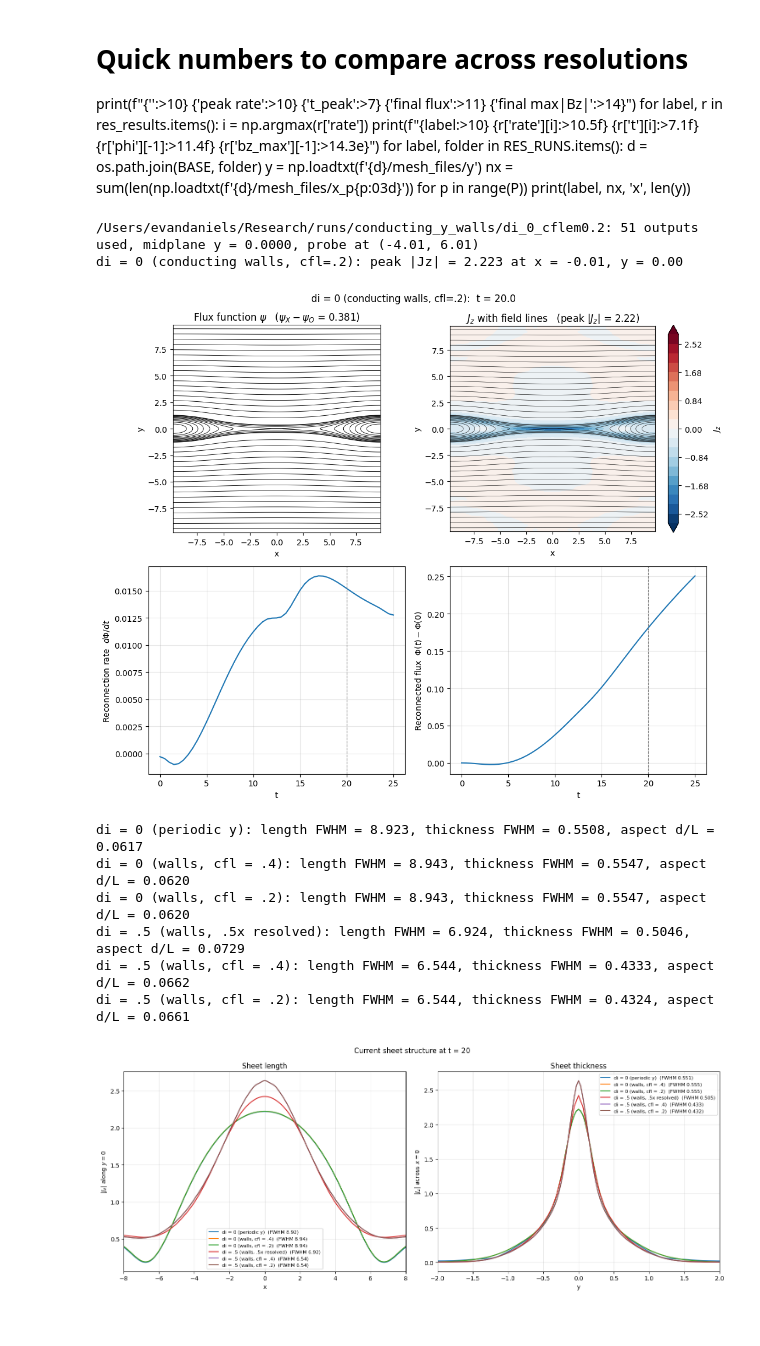
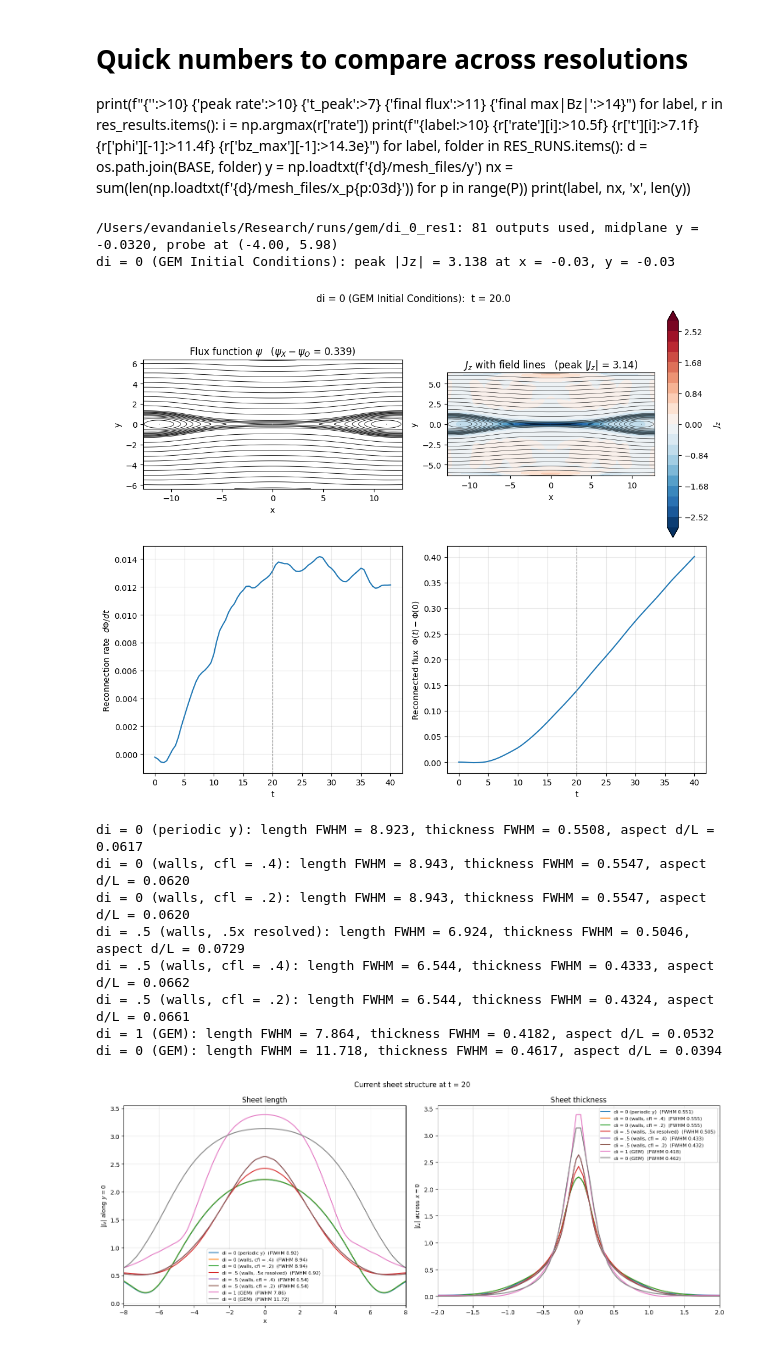
Before and after one commit to evan-daniels/mhd, a Jupyter notebook: src/matlab/compare_di.ipynb, the cells around one changed output. Cells and saved outputs as stored; diff of their text form; code cells hidden in the pictures.

```diff
--- a/src/matlab/compare_di.ipynb
+++ b/src/matlab/compare_di.ipynb
@@ -26,16 +26,24 @@ BASE = os.path.expanduser('~/Research/runs')
 
 RUNS = {                     # label : folder under BASE
     # 'di = 0 (periodic)':    'periodic_y_boundary/di_0.0',
-    'di = 0 (walls)':    'conducting_y_walls/di_0.0',
+    # 'di = 0 (walls)':    'conducting_y_walls/di_0.0',
     # 'di = .1 (walls)':    'conducting_y_walls/di_0.1',
     # 'di = .1 (walls, .5x resolved)':    'conducting_y_walls/di_0.1_res0.5',
-    'di = 0 (walls, cfl=0.2)':    'conducting_y_walls/di_0_cflem0.2',
-    'di = .5 (walls, .5x resolved)':    'conducting_y_walls/di_0.5_res0.5',
-    'di = .5 (walls)':    'conducting_y_walls/di_0.5',
-    'di = .5 (walls, cfl=0.2)':    'conducting_y_walls/di_0.5_cflem0.2'
+    # 'di = 0 (walls, cfl=0.2)':    'conducting_y_walls/di_0_cflem0.2',
+    # 'di = .5 (walls, .5x resolved)':    'conducting_y_walls/di_0.5_res0.5',
+    # 'di = .5 (walls)':    'conducting_y_walls/di_0.5',
+    # 'di = .5 (walls, cfl=0.2)':    'conducting_y_walls/di_0.5_cflem0.2'
     # 'di = 0.1':  'di_0.1',
     # 'di = 0.25': 'di_0.25',
     # 'di = 0.5':  'di_0.5',
+    # 'di = 1' : 'gem/di_1.0_res1',
+    # 'di = 0' : 'gem/di_0_res1',
+    # 'di = 1' : 'gem/di_1.0_rk3_cw0_crash20.9',
+    'di = 0 (old)':      'gem/di_0_res1',
+    'di = 0 (poynting)': 'gem/di_0.0_rk3_poynting',
+    'di = 0 (no poynting)': 'gem/di_0.0_rk3_nopoynting'
+
+
 }
 
 P      = 10          # MPI ranks
@@ -75,7 +83,8 @@ def analyze_run(run_dir):
         bz_max.append(np.abs(Bz).max())
 
     # keep only outputs up to t_final (drops the repeated final writeout)
-    T_FINAL = 25.0
+    # T_FINAL = 25.0
+    T_FINAL = 40
     keep = [i for i, ti in enumerate(t) if ti <= T_FINAL + 1e-9]
     t        = [t[i] for i in keep]
     phi      = [phi[i] for i in keep]
@@ -312,42 +319,49 @@ def sheet_cuts(runs, t_snap, xlim=(-8, 8), ylim=(-2, 2)):
         L, d = fwhm(x, along), fwhm(y[inner], across[inner])
         ax_len.plot(x, along, label=f'{label}  (FWHM {L:.2f})')
         ax_thk.plot(y, across, label=f'{label}  (FWHM {d:.3f})')
         print(f'{label}: length FWHM = {L:.3f}, thickness FWHM = {d:.4f}, aspect d/L = {d/L:.4f}')
     ax_len.set(xlim=xlim, xlabel='x', ylabel=r'$|J_z|$ along $y=0$', title='Sheet length')
     ax_thk.set(xlim=ylim, xlabel='y', ylabel=r'$|J_z|$ across $x=0$', title='Sheet thickness')
     for ax in (ax_len, ax_thk):
         ax.grid(alpha=0.3); ax.legend(fontsize=8)
     fig.suptitle(f'Current sheet structure at t = {t_snap}')
     fig.tight_layout()
     plt.show()
 
 
 # ---- usage ----
 JLIM = 2.8                                              # same Jz color scale for both runs
 # yoon_panel('conducting_y_walls/di_0.0', t_snap=20, label='di = 0.0', jlim=JLIM, zoom=None)
 # yoon_panel('conducting_y_walls/di_0_cflem0.2', t_snap=20, label='di = 0 (conducting walls, cfl=.2)', jlim=JLIM, zoom=None)
 # yoon_panel('periodic_y_boundary/di_0.0', t_snap=20, label='di = 0 (periodic y)', jlim=JLIM, zoom=None)
 # yoon_panel('conducting_y_walls/di_0.1', t_snap=20, label='di = .1 (conducting walls)', jlim=JLIM, zoom=None)
 # yoon_panel('conducting_y_walls/di_0.1_res0.5', t_snap=20, label='di = .1 (conducting walls, .5x resolved)', jlim=JLIM, zoom=None)
 # yoon_panel('conducting_y_walls/di_0.5_res0.5', t_snap=20, label='di = .5 (conducting walls, .5x resolved)', jlim=JLIM, zoom=None)
 # yoon_panel('conducting_y_walls/di_0.5', t_snap=20, label='di = .5 (conducting walls)', jlim=JLIM, zoom=None)
-yoon_panel('conducting_y_walls/di_0_cflem0.2', t_snap=20, label='di = 0 (conducting walls, cfl=.2)', jlim=JLIM, zoom=None)
+# yoon_panel('conducting_y_walls/di_0_cflem0.2', t_snap=20, label='di = 0 (conducting walls, cfl=.2)', jlim=JLIM, zoom=None)
+# yoon_panel('gem/di_1.0_res1', t_snap=20, label='di = 1 (GEM Initial Conditions)', jlim=JLIM, zoom=None)
+yoon_panel('gem/di_0_res1', t_snap=20, label='di = 0 (GEM Initial Conditions)', jlim=JLIM, zoom=None)
 sheet_cuts({'di = 0 (periodic y)': 'periodic_y_boundary/di_0.0',
             'di = 0 (walls, cfl = .4)':      'conducting_y_walls/di_0.0',
             'di = 0 (walls, cfl = .2)': 'conducting_y_walls/di_0_cflem0.2',
             # 'di = .1 (walls)':      'conducting_y_walls/di_0.1',
             # 'di = .1 (walls, .5x resolved)': 'conducting_y_walls/di_0.1_res0.5',
             'di = .5 (walls, .5x resolved)': 'conducting_y_walls/di_0.5_res0.5',
             'di = .5 (walls, cfl = .4)': 'conducting_y_walls/di_0.5',
-            'di = .5 (walls, cfl = .2)': 'conducting_y_walls/di_0.5_cflem0.2'}, t_snap=20)
+            'di = .5 (walls, cfl = .2)': 'conducting_y_walls/di_0.5_cflem0.2',
+            'di = 1 (GEM)': 'gem/di_1.0_res1',
+            'di = 0 (GEM)': 'gem/di_0_res1'
+            }, t_snap=20)
 # %% [output]
-/Users/evandaniels/Research/runs/conducting_y_walls/di_0_cflem0.2: 51 outputs used, midplane y = 0.0000, probe at (-4.01, 6.01)
-di = 0 (conducting walls, cfl=.2): peak |Jz| = 2.223 at x = -0.01, y = 0.00
+/Users/evandaniels/Research/runs/gem/di_0_res1: 81 outputs used, midplane y = -0.0320, probe at (-4.00, 5.98)
+di = 0 (GEM Initial Conditions): peak |Jz| = 3.138 at x = -0.03, y = -0.03
-[figure, old version]
+[figure, new version]
 di = 0 (periodic y): length FWHM = 8.923, thickness FWHM = 0.5508, aspect d/L = 0.0617
 di = 0 (walls, cfl = .4): length FWHM = 8.943, thickness FWHM = 0.5547, aspect d/L = 0.0620
 di = 0 (walls, cfl = .2): length FWHM = 8.943, thickness FWHM = 0.5547, aspect d/L = 0.0620
 di = .5 (walls, .5x resolved): length FWHM = 6.924, thickness FWHM = 0.5046, aspect d/L = 0.0729
 di = .5 (walls, cfl = .4): length FWHM = 6.544, thickness FWHM = 0.4333, aspect d/L = 0.0662
 di = .5 (walls, cfl = .2): length FWHM = 6.544, thickness FWHM = 0.4324, aspect d/L = 0.0661
+di = 1 (GEM): length FWHM = 7.864, thickness FWHM = 0.4182, aspect d/L = 0.0532
+di = 0 (GEM): length FWHM = 11.718, thickness FWHM = 0.4617, aspect d/L = 0.0394
-[figure, old version]
+[figure, new version]
```
Also changed, not shown: parts of 1 cell of this notebook, 6 other files.
